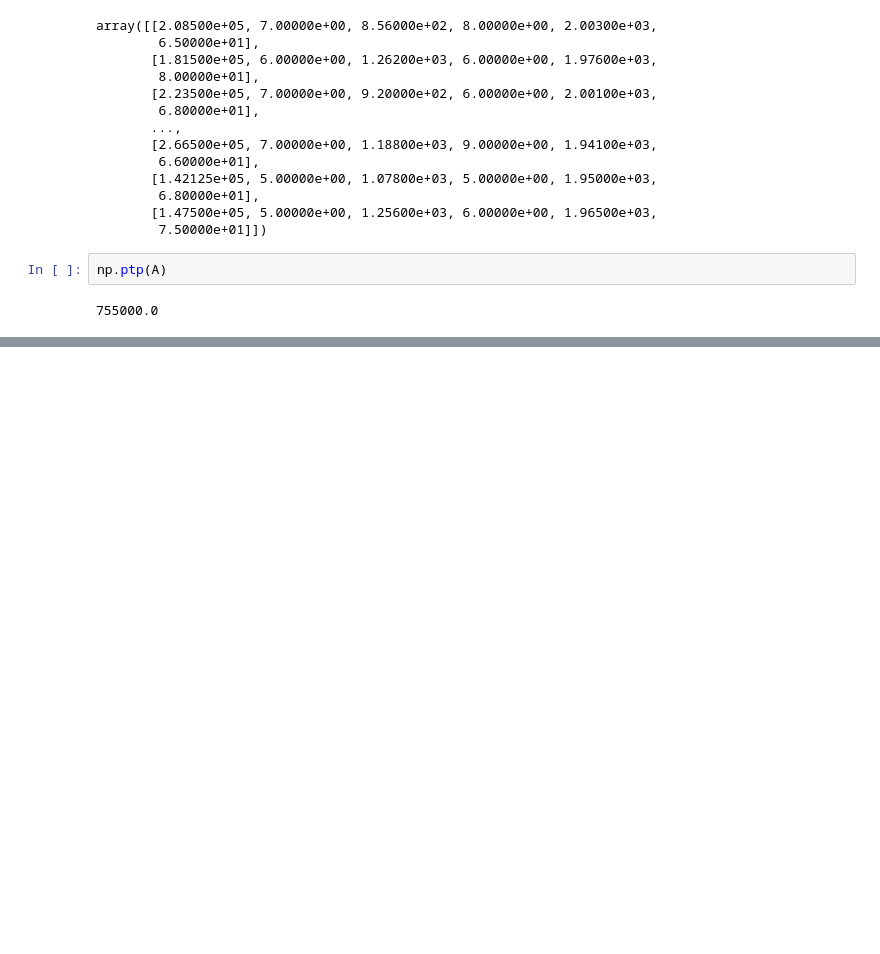
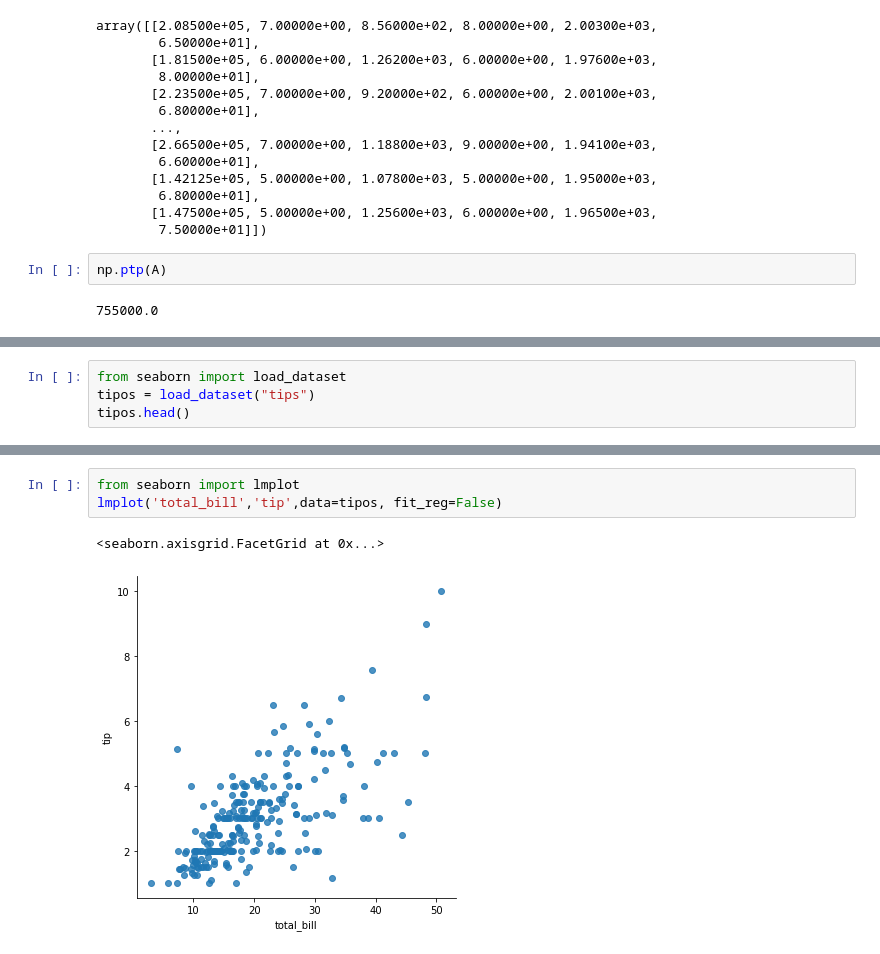
Before and after one commit to Marcot98/MaestriaDataScience, a Jupyter notebook: Ciencia de Datos en Python/Proyecto Final/pruebas proyecto final.ipynb, the cells around one changed output, grey strips where cells are left out. Cells and saved outputs as stored; diff of their text form; blank space fills up the shorter version.

```diff
--- a/Ciencia de Datos en Python/Proyecto Final/pruebas proyecto final.ipynb
+++ b/Ciencia de Datos en Python/Proyecto Final/pruebas proyecto final.ipynb
@@ -164,0 +212,4 @@ np.ptp(A)
+# %%
+from seaborn import load_dataset
+tipos = load_dataset("tips")
+tipos.head()
@@ -164,0 +223,6 @@ np.ptp(A)
+# %%
+from seaborn import lmplot
+lmplot('total_bill','tip',data=tipos, fit_reg=False)
+# %% [output]
+<seaborn.axisgrid.FacetGrid at 0x...>
+[figure, added]
```
Also changed, not shown: parts of 33 cells of this notebook, 1 other file.
